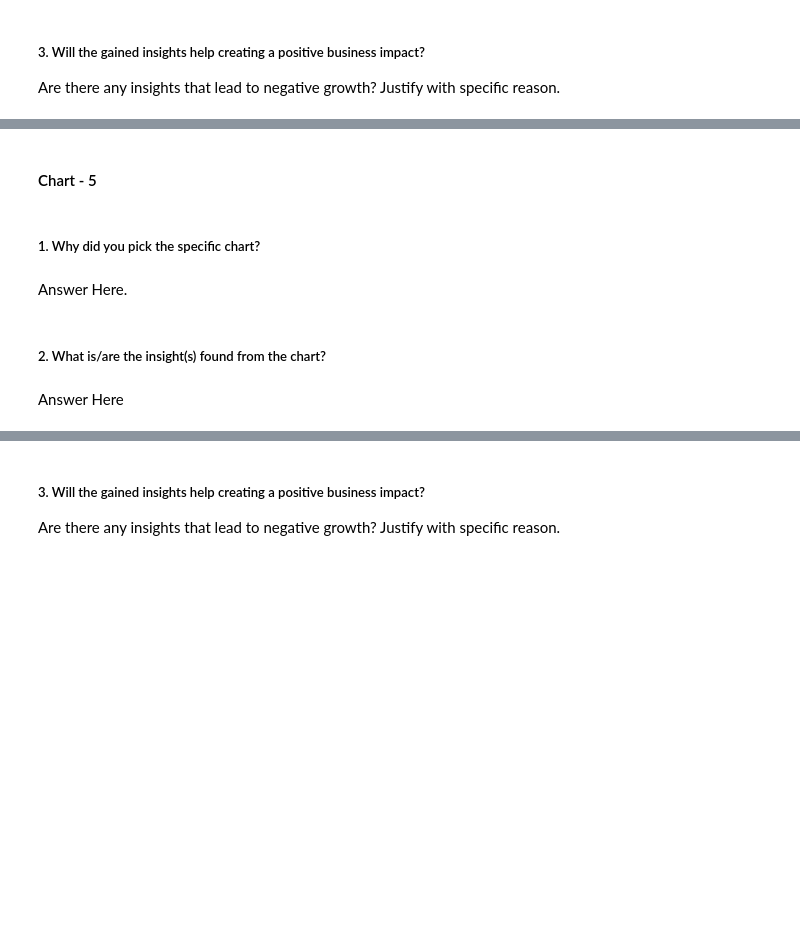
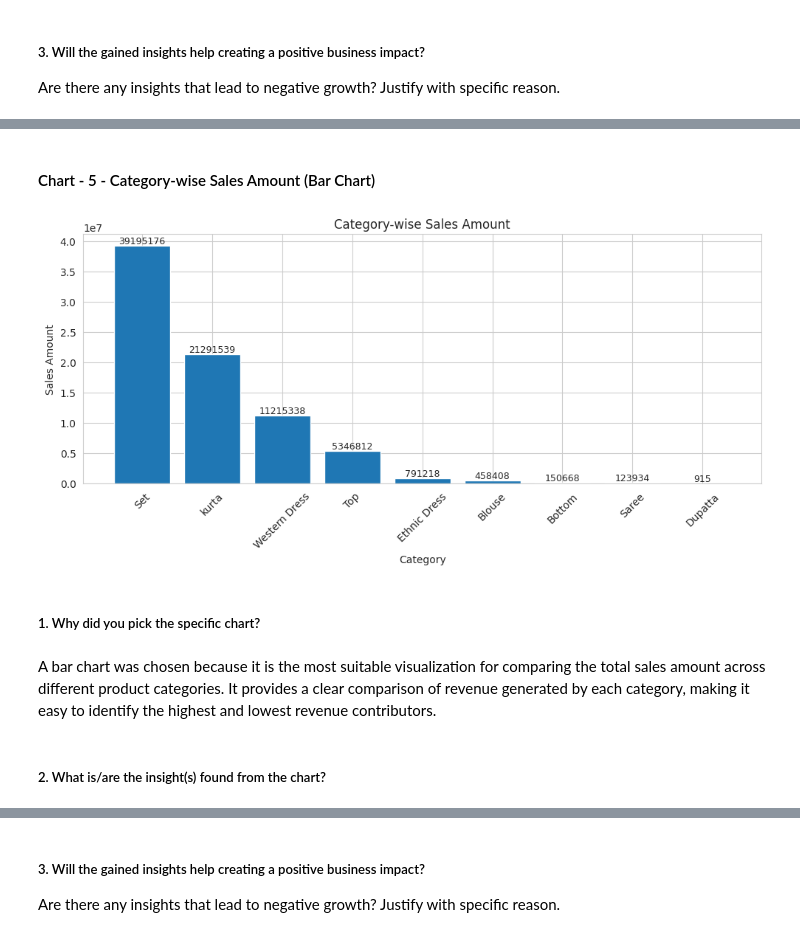
Before and after one commit to adityajain9756-rgb/ecommerce-sales-analysis, a Jupyter notebook: EDA_aditya_amazon.ipynb, the cells around one changed output, grey strips where cells are left out. Drawn from its saved outputs; the diff is of its cells as text; code cells hidden in the pictures; blank space fills up the shorter version.

```diff
--- a/EDA_aditya_amazon.ipynb
+++ b/EDA_aditya_amazon.ipynb
@@ -428,2 +454,2 @@ Answer Here
 # %% [markdown]
-#### Chart - 5
+#### Chart - 5 - Category-wise Sales Amount (Bar Chart)
@@ -432,8 +456,34 @@ Answer Here
+# %%
+# Chart - 5 visualization code
+category_sales = df_clean.groupby('Category')['Amount'].sum().sort_values(ascending=False)
+
+plt.figure(figsize=(10,5))
+
+bars = plt.bar(category_sales.index, category_sales.values)
+
+# Add value labels
+for bar in bars:
+    plt.text(
+        bar.get_x() + bar.get_width()/2,
+        bar.get_height(),
+        f'{bar.get_height():.0f}',
+        ha='center',
+        va='bottom',
+        fontsize=9
+    )
+
+plt.title('Category-wise Sales Amount')
+plt.xlabel('Category')
+plt.ylabel('Sales Amount')
+plt.xticks(rotation=45)
+
+plt.tight_layout()
+plt.show()
+# %% [output]
+[figure, added]
 # %% [markdown]
 ##### 1. Why did you pick the specific chart?
-# %% [markdown]
-Answer Here.
+# %% [markdown]
+A bar chart was chosen because it is the most suitable visualization for comparing the total sales amount across different product categories. It provides a clear comparison of revenue generated by each category, making it easy to identify the highest and lowest revenue contributors.
 # %% [markdown]
 ##### 2. What is/are the insight(s) found from the chart?
-# %% [markdown]
-Answer Here
```
Also changed, not shown: parts of 43 cells of this notebook.
